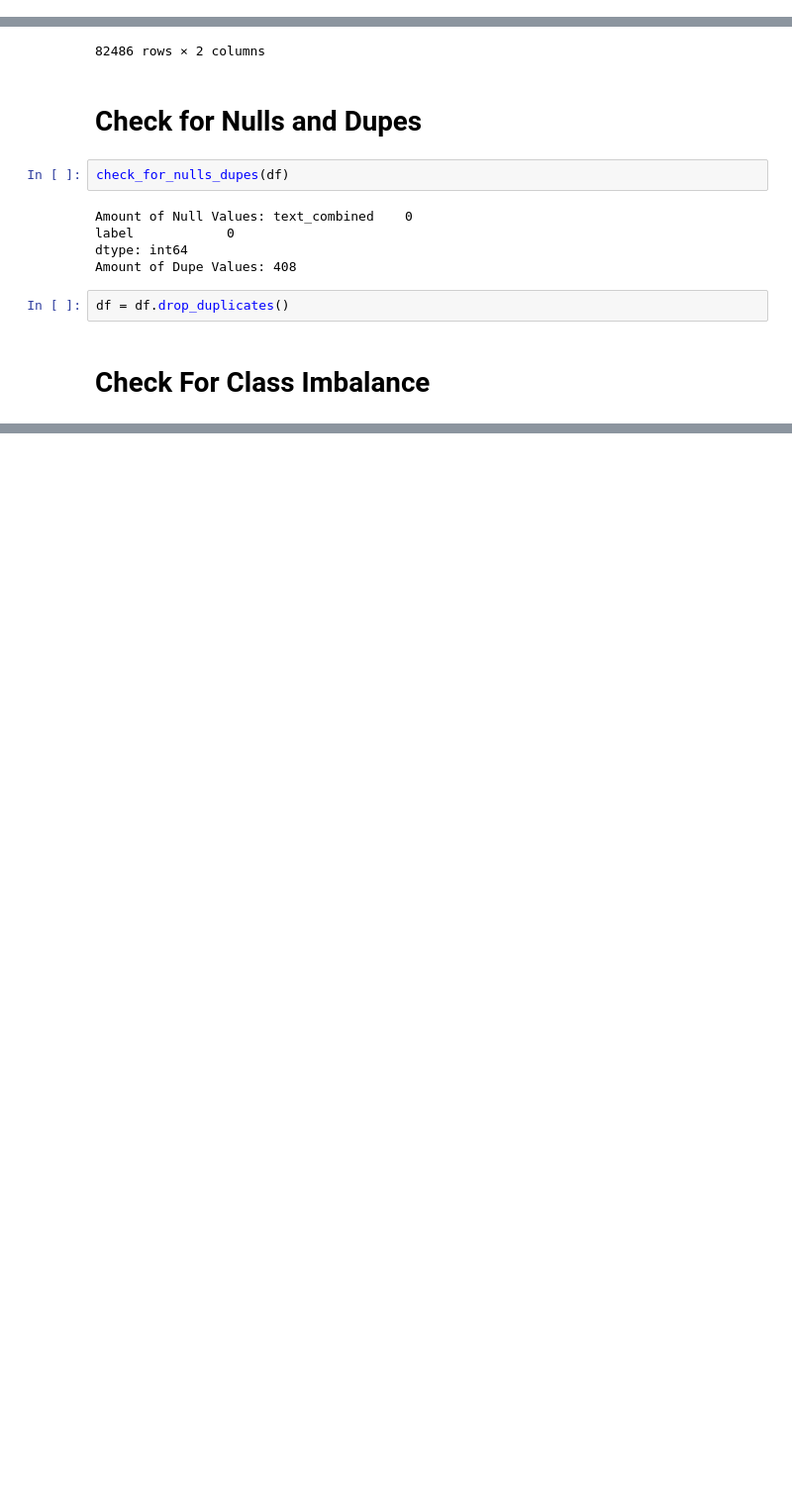
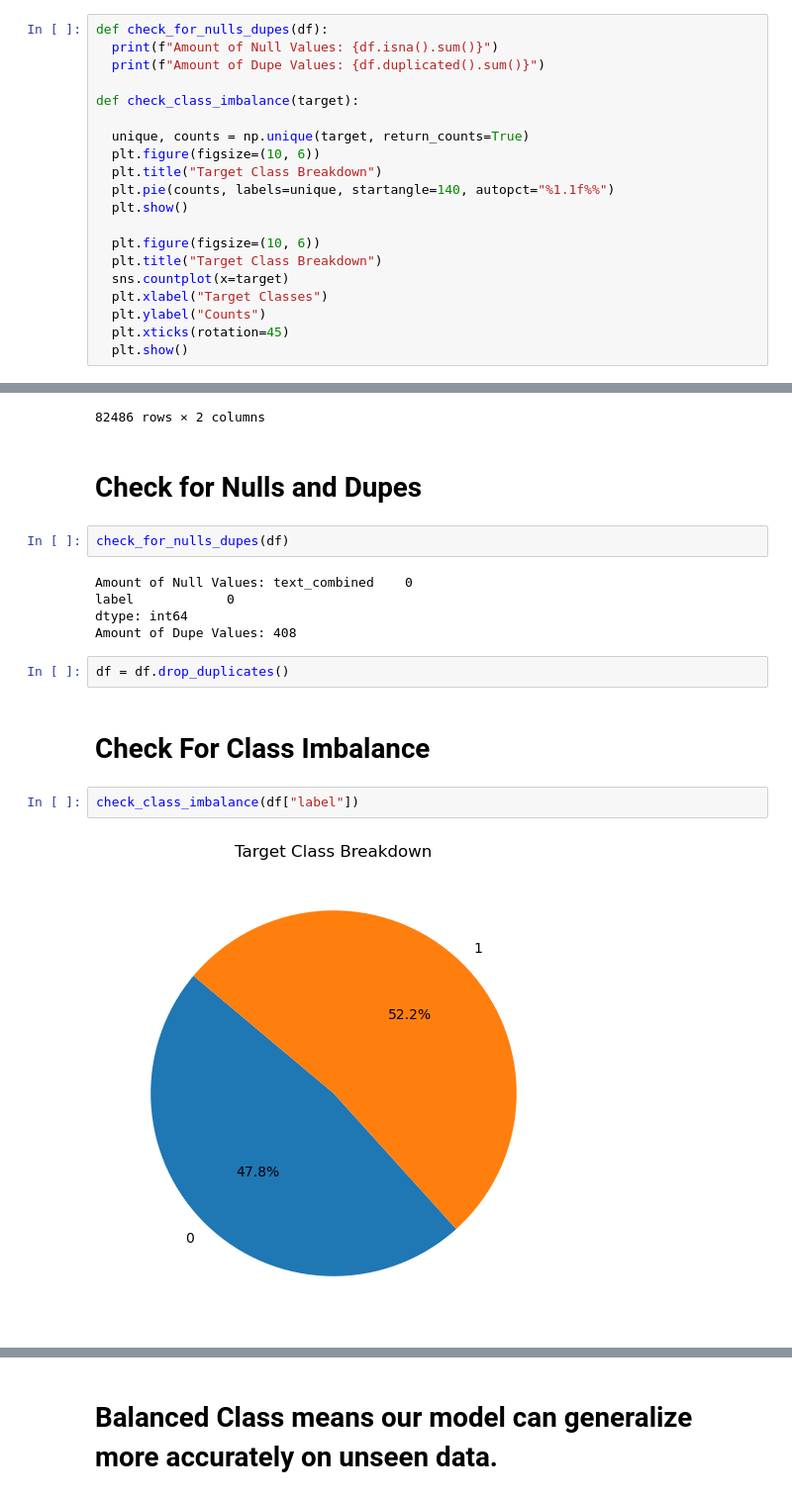
Before and after one commit to MaukanMir/Phising-Emal-Sentiment-Analysis, a Jupyter notebook: training.ipynb, the cells around one changed output, grey strips where cells are left out. Shown at 99% size. Drawn from its saved outputs; the diff is of its cells as text; blank space fills up the shorter version.

Commit message:
added new models

```diff
--- a/training.ipynb
+++ b/training.ipynb
@@ -25,3 +21,23 @@ def check_for_nulls_dupes(df):
+# %%
+def check_for_nulls_dupes(df):
+  print(f"Amount of Null Values: {df.isna().sum()}")
+  print(f"Amount of Dupe Values: {df.duplicated().sum()}")
+
+def check_class_imbalance(target):
+
+  unique, counts = np.unique(target, return_counts=True)
+  plt.figure(figsize=(10, 6))
+  plt.title("Target Class Breakdown")
+  plt.pie(counts, labels=unique, startangle=140, autopct="%1.1f%%")
+  plt.show()
+
+  plt.figure(figsize=(10, 6))
+  plt.title("Target Class Breakdown")
+  sns.countplot(x=target)
+  plt.xlabel("Target Classes")
+  plt.ylabel("Counts")
+  plt.xticks(rotation=45)
+  plt.show()
 # %% [markdown]
 # EDA Analysis
 # %%
@@ -54,3 +70,7 @@ Amount of Dupe Values: 408
 df = df.drop_duplicates()
 # %% [markdown]
 # Check For Class Imbalance
+# %%
+check_class_imbalance(df["label"])
+# %% [output]
+[figure, added]
@@ -56,0 +78,2 @@ df = df.drop_duplicates()
+# %% [markdown]
+# Balanced Class means our model can generalize more accurately on unseen data.
```
Also changed, not shown: parts of 2 cells of this notebook.
